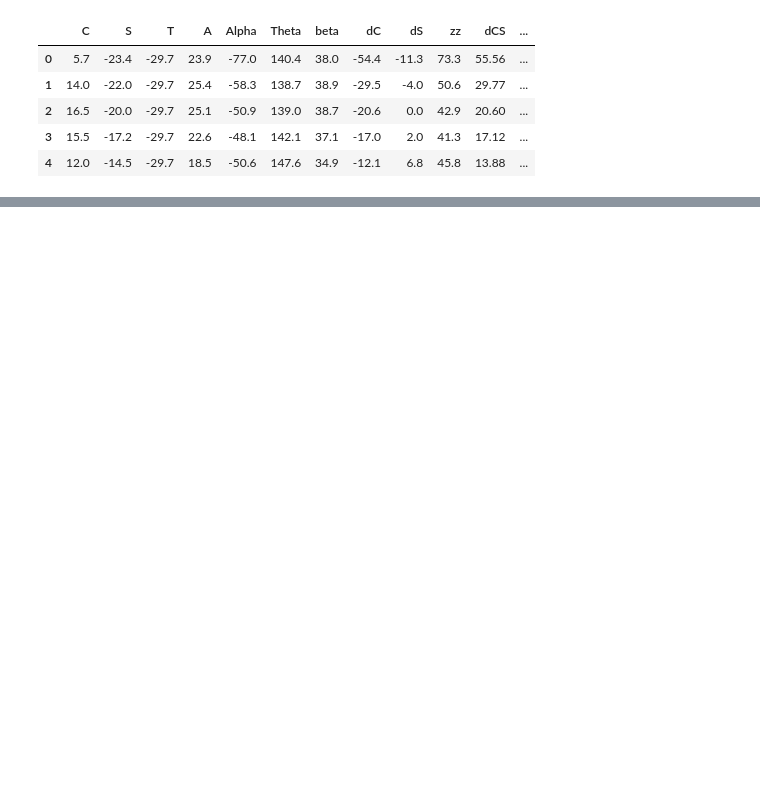
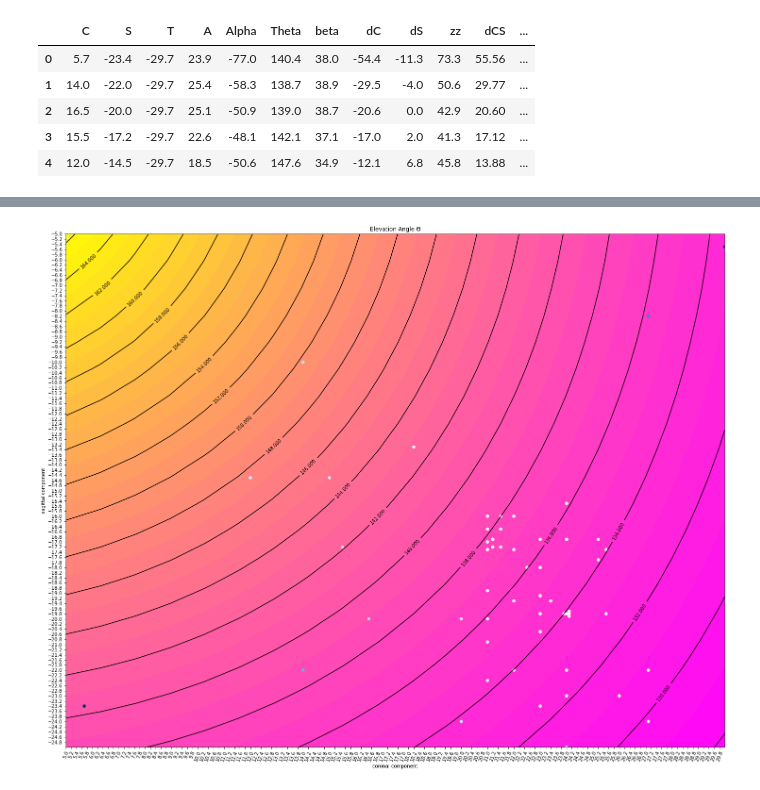
Before and after one commit to butayama/Learning-Python-for-Data-Science, a Jupyter notebook: osteotomy_parameterstudien_a_04.ipynb, the cells around one changed output, grey strips where cells are left out. Drawn from its saved outputs; the diff is of its cells as text; code cells hidden in the pictures; blank space fills up the shorter version.

```diff
--- a/osteotomy_parameterstudien_a_04.ipynb
+++ b/osteotomy_parameterstudien_a_04.ipynb
@@ -102,15 +98,17 @@ fig27.savefig(diagram_name_o)
 # %%
 fig28 = plt.figure(figsize=(25,20))
 p_elevation = fig28.add_subplot(111, xticks=xt, yticks =yt)
 plt.xticks(rotation=70)
 p_elevation.set_title(f'Elevation Angle {chr(int("398", 16))}')
 p_elevation.set_xlabel('coronal component')
 p_elevation.set_ylabel('sagittal component')
 img = p_elevation.contourf(X, Y, np_elevation_angle(X,Y,T), 40, cmap='spring')
 hl = p_elevation.contour(X, Y, np_elevation_angle(X,Y,T), 20, colors='black', linewidth=.5)
 plt.clabel(hl, inline=1, fontsize=10)
-p_elevation.scatter(df['C'], df['S'], c=df['dCS'], cmap='spring')
-fig28.savefig(diagram_name_T)
+p_elevation.scatter(df['C'], df['S'], c=df['dCS'], cmap='Blues')
+fig28.savefig(diagram_name_t)
+# %% [output]
+[figure, added]
 # %%
 fig29 = plt.figure(figsize=(25,20))
 p_true_angular_deformity = fig29.add_subplot(111, xticks=xt, yticks =yt)
```
Also changed, not shown: parts of 3 cells of this notebook.
